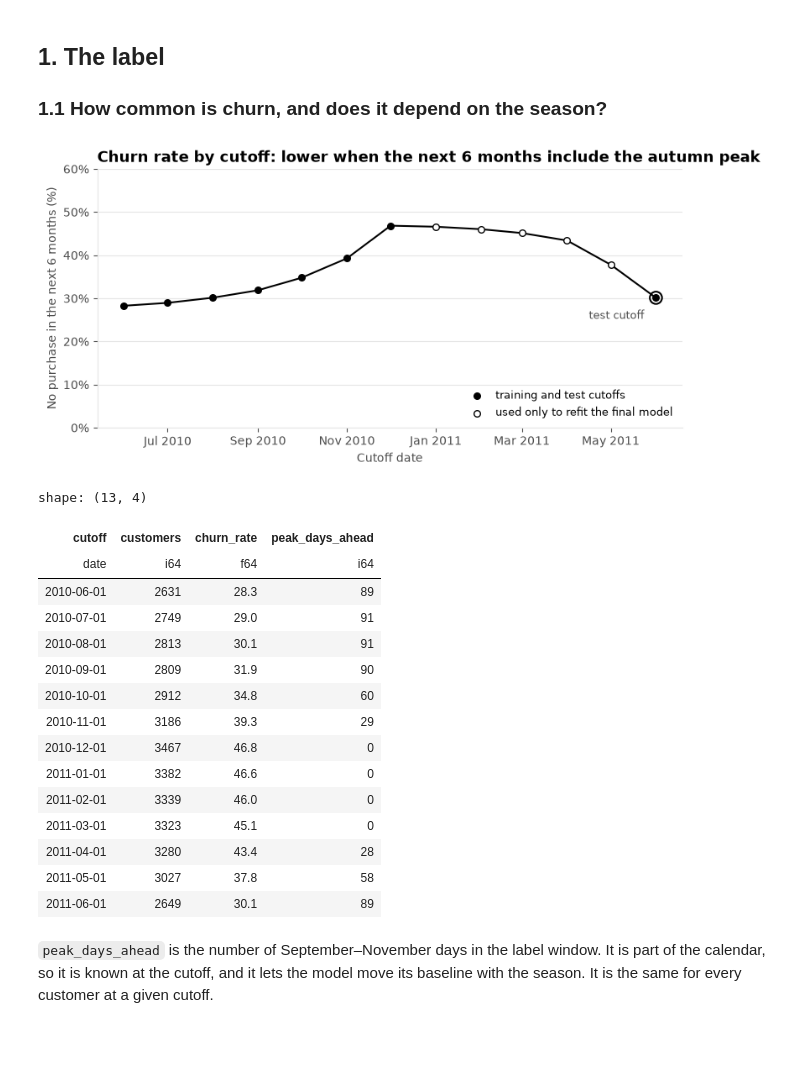
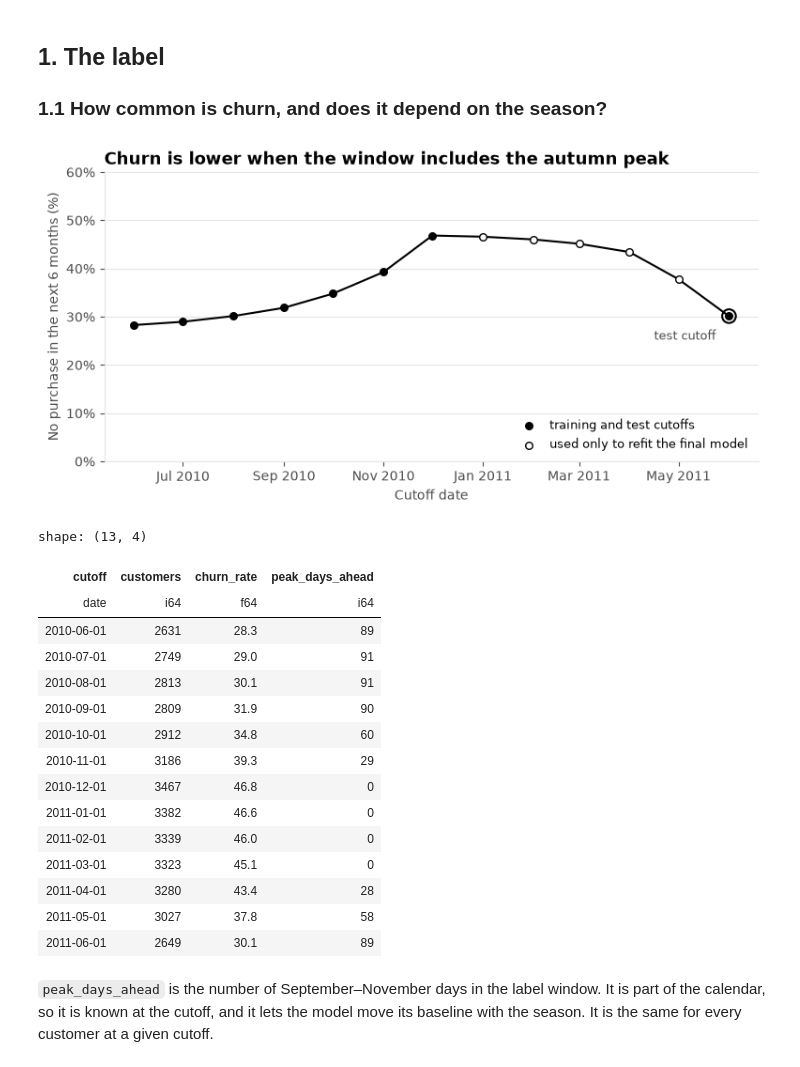
Before and after one commit to tomas20oriol-jpg/customer-segmentation-retention, a Jupyter notebook: notebooks/04_churn_prediction.ipynb, the cells around one changed output. Saved outputs shown, nothing was run; the diff lists cells and outputs as text; code cells hidden in the pictures; blank space fills up the shorter version.

Commit message:
Chart polish in notebook 04: coefficient annotation and churn-by-cutoff title

```diff
--- a/notebooks/04_churn_prediction.ipynb
+++ b/notebooks/04_churn_prediction.ipynb
@@ -103,32 +103,32 @@ plt.show()
 # %%
 rates = pl.DataFrame([
     {"cutoff": c, "customers": d.height, "churn_rate": d["churned"].mean() * 100, "peak_days_ahead": d["peak_days_ahead"][0]}
     for c, d in datasets.items()
 ])
 
 fig, ax = plt.subplots(figsize=(9, 4))
 ax.plot(rates["cutoff"], rates["churn_rate"], color=INK, linewidth=1.5)
 refit_only = rates["cutoff"].is_in(TRAIN_CUTOFFS + [TEST_CUTOFF]).not_()
 ax.scatter(rates.filter(~refit_only)["cutoff"], rates.filter(~refit_only)["churn_rate"], s=30, color=INK, zorder=3,
            label="training and test cutoffs")
 ax.scatter(rates.filter(refit_only)["cutoff"], rates.filter(refit_only)["churn_rate"], s=30, facecolors="white",
            edgecolors=INK, zorder=3, label="used only to refit the final model")
 ax.legend(loc="lower right", fontsize=9)
 test_rate = rates.filter(pl.col("cutoff") == TEST_CUTOFF)["churn_rate"].item()
 ax.scatter([TEST_CUTOFF], [test_rate], s=110, facecolors="none", edgecolors=INK, linewidths=1.5, zorder=3)
 ax.annotate("test cutoff", (TEST_CUTOFF, test_rate), xytext=(-10, -18), textcoords="offset points", ha="right",
             color=INK_SECONDARY, fontsize=9)
 ax.set_ylim(0, 60)
 ax.yaxis.set_major_formatter(mtick.PercentFormatter(decimals=0))
 ax.xaxis.set_major_formatter(mdates.DateFormatter("%b %Y"))
 ax.set_xlabel("Cutoff date")
 ax.set_ylabel("No purchase in the next 6 months (%)")
-ax.set_title("Churn rate by cutoff: lower when the next 6 months include the autumn peak")
+ax.set_title("Churn is lower when the window includes the autumn peak")
 save_fig(fig, "04_churn_rate_by_cutoff")
 plt.show()
 rates.with_columns(pl.col("churn_rate").round(1))
 # %% [output]
-[figure, old version]
+[figure, new version]
 shape: (13, 4)
 | cutoff | customers | churn_rate | peak_days_ahead |
 | date | i64 | f64 | i64 |
```
Also changed, not shown: parts of 1 cell of this notebook, 2 other files.
